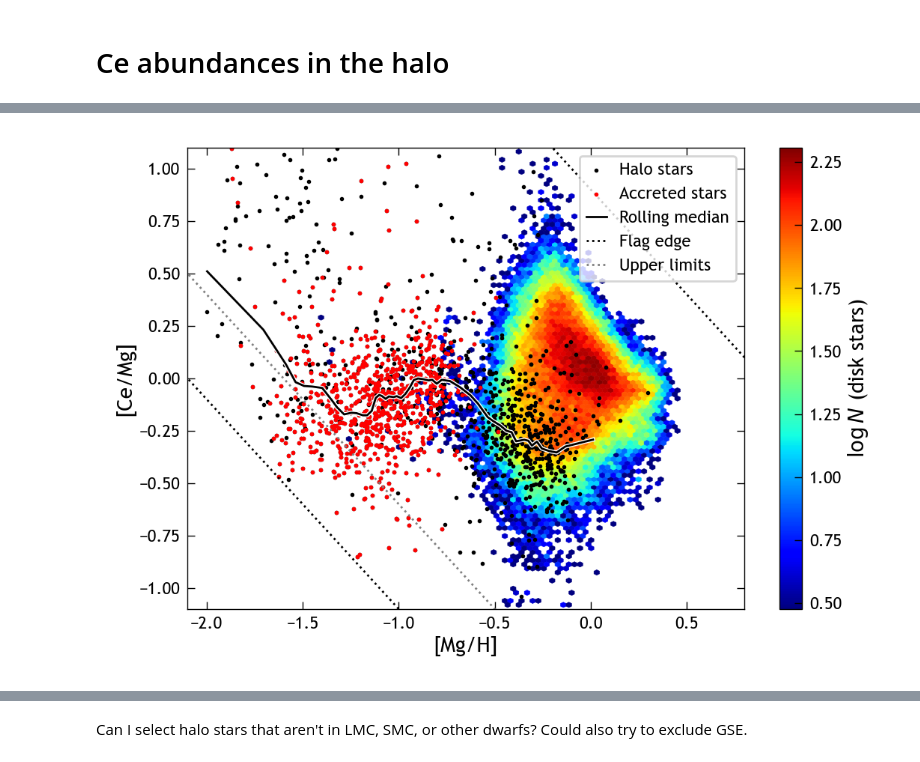
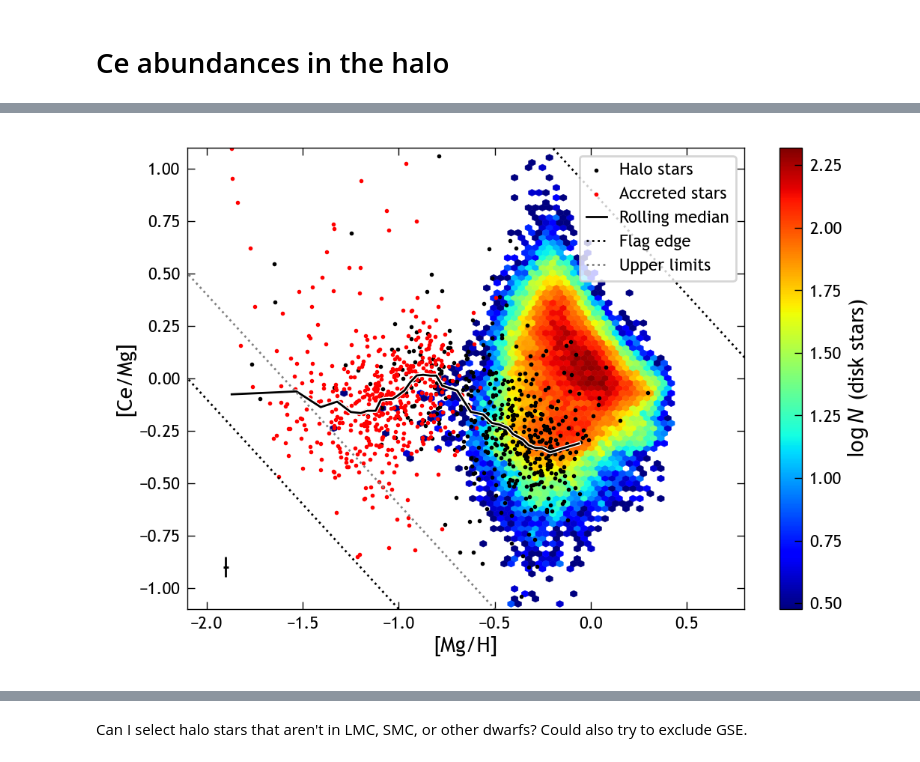
Before and after one commit to lodubay/chemical-clocks, a Jupyter notebook: src/scripts/halo.ipynb, the cells around one changed output, grey strips where cells are left out. Drawn from its saved outputs; the diff is of its cells as text; code cells hidden in the pictures.

```diff
--- a/src/scripts/halo.ipynb
+++ b/src/scripts/halo.ipynb
@@ -165,9 +167,7 @@ plt.show()
 # %%
 fig, ax = plt.subplots(figsize=(6, 4))
 
-logsum = lambda x: np.log10(np.sum(x))
-
-kwargs = dict(gridsize=100, cmap='jet', linewidths=0.2, extent=[-2.1, 0.8, -1.1, 1.1], mincnt=3)
+kwargs = dict(gridsize=80, cmap='jet', linewidths=0.2, extent=[-2.1, 0.8, -1.1, 1.1], mincnt=3)
 pcm = ax.hexbin(
     mwm_disk['mg_h'], mwm_disk['ce_mg'],
     C=np.ones(mwm_rgb.shape[0]),
@@ -175,35 +175,43 @@ pcm = ax.hexbin(
     **kwargs
 )
 fig.colorbar(pcm, ax=ax, label=r'$\log N$ (disk stars)')
 
-ax.scatter(mwm_halo['mg_h'], mwm_halo['ce_mg'], rasterized=True, s=1, c='k', label='Halo stars')
+ax.scatter(mwm_halo_in_situ['mg_h'], mwm_halo_in_situ['ce_mg'], rasterized=True, s=1, c='k', label='Halo stars')
 ax.scatter(mwm_accreted['mg_h'], mwm_accreted['ce_mg'], rasterized=True, s=1, c='r', label='Accreted stars')
+
+# Indicate median abundance error
+ax.errorbar(
+    -1.9, -0.9,
+    xerr=mwm_rgb['e_mg_h'].median(),
+    yerr=mwm_rgb['e_ce_mg'].median(),
+    c='k', capsize=0
+)
 
 # Rolling median
 sorted_data = mwm_halo.sort_values('mg_h')[['mg_h', 'ce_mg']]
 rolling_medians = sorted_data.rolling(
     100, min_periods=30, step=30, on='mg_h', center=True
 ).median()
 ax.plot(rolling_medians['mg_h'], rolling_medians['ce_mg'], 'w-', linewidth=2)
 ax.plot(rolling_medians['mg_h'], rolling_medians['ce_mg'], 'k-', label='Rolling median')
 
 # Indicate grid edges
 mgh_arr = np.arange(-2.5, 1.25, 0.25)
 # ax.plot(mgh_arr, -2.5 - mgh_arr, 'k-') # hard grid edge
 ax.plot(mgh_arr, -2.1 - mgh_arr, 'k:', label='Flag edge') # edge of stars flagged bad
 ax.plot(mgh_arr, -1.6 - mgh_arr, color='gray', ls=':', label='Upper limits') # indicates region of upper limits (manual)
 # ax.plot(mgh_arr, 1 - mgh_arr, 'k-') # hard grid edge
 ax.plot(mgh_arr, 0.9 - mgh_arr, 'k:') # edge of stars flagged bad
 
 ax.set_xlabel('[Mg/H]')
 ax.set_ylabel('[Ce/Mg]')
 ax.set_xlim(kwargs['extent'][:2])
 ax.set_ylim(kwargs['extent'][2:])
 ax.legend(frameon=True, loc='upper right')
 
 plt.show()
 # %% [output]
-[figure, old version]
+[figure, new version]
 # %%
 fig, ax = plt.subplots(figsize=(5, 4))
 
```
Also changed, not shown: parts of 8 cells of this notebook.
